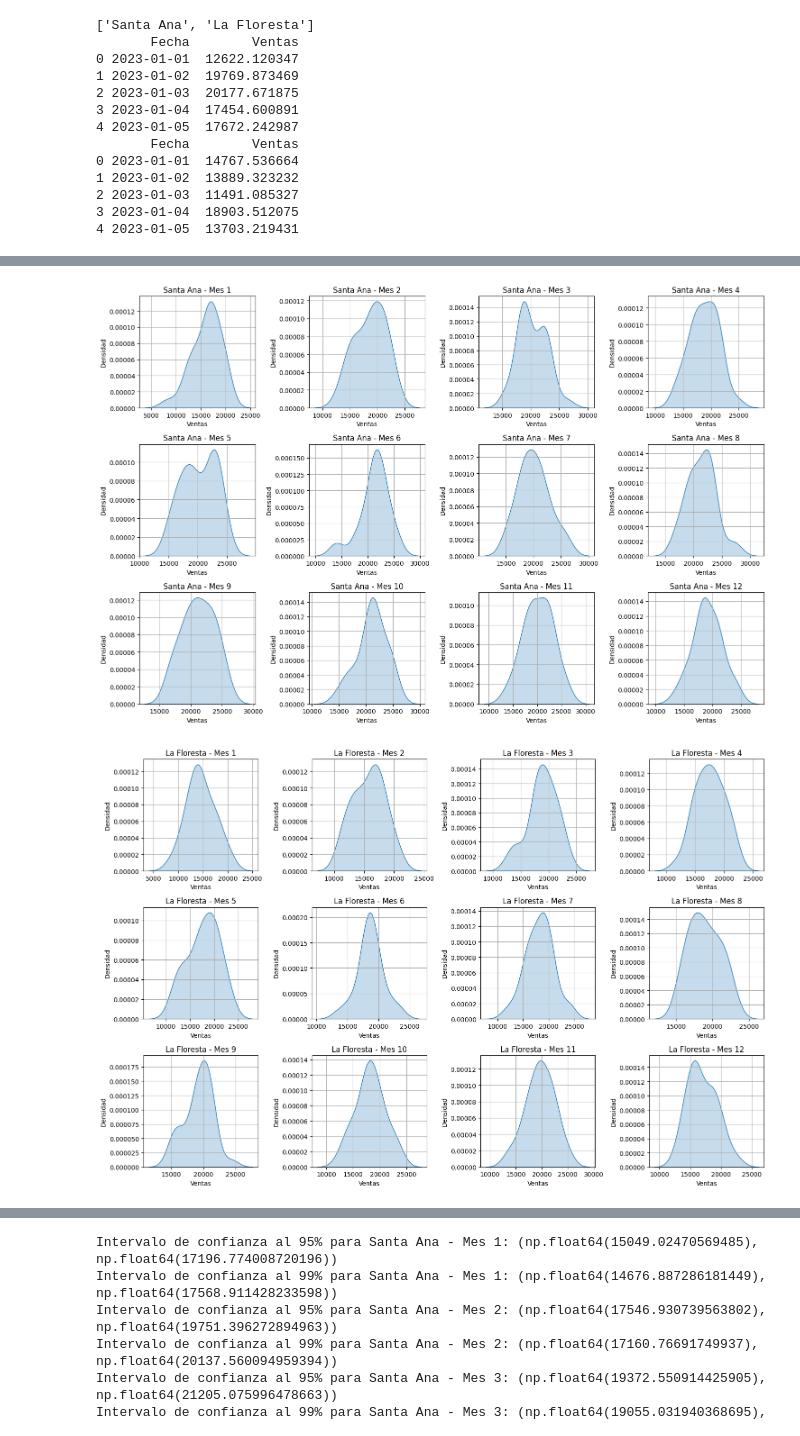
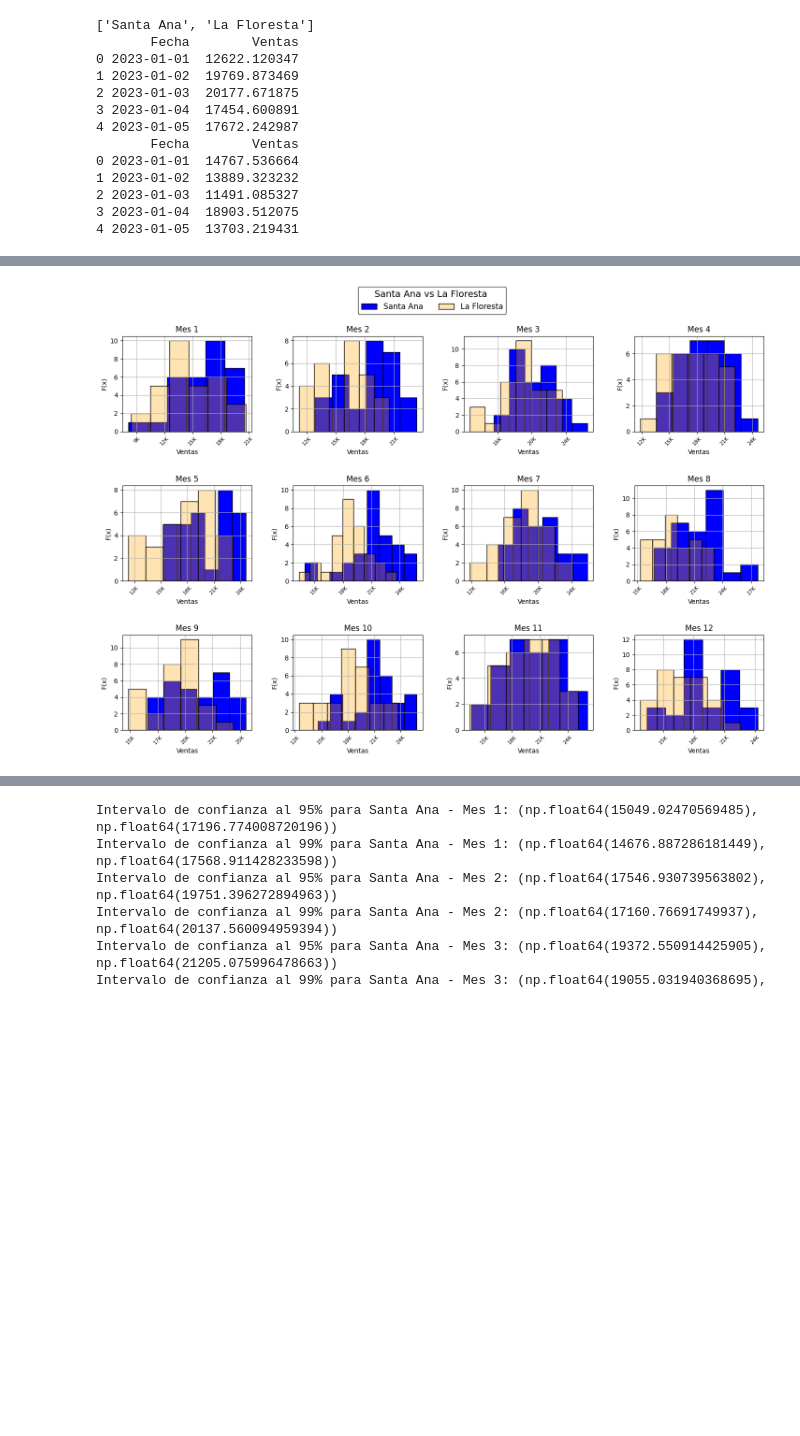
Before and after one commit to martinbrocca/CEIA-PEIA, a Jupyter notebook: TP3/TP3.ipynb, the cells around one changed output, grey strips where cells are left out. Saved outputs shown, nothing was run; the diff lists cells and outputs as text; code cells hidden in the pictures; blank space fills up the shorter version.

```diff
--- a/TP3/TP3.ipynb
+++ b/TP3/TP3.ipynb
@@ -120,6 +123,4 @@ def plot_kde_por_mes(df, tienda):
 # %%
-plot_kde_por_mes(dfSantaAna, 'Santa Ana')
-plot_kde_por_mes(dfLaFloresta, 'La Floresta')
+plot_por_mes(dfSantaAna_mensual, 'Santa Ana', dfLaFloresta_mensual, 'La Floresta', 'densidad')
 # %% [output]
-[figure, old version]
+[figure, new version]
-[figure, removed]
```
Also changed, not shown: parts of 11 cells of this notebook.
